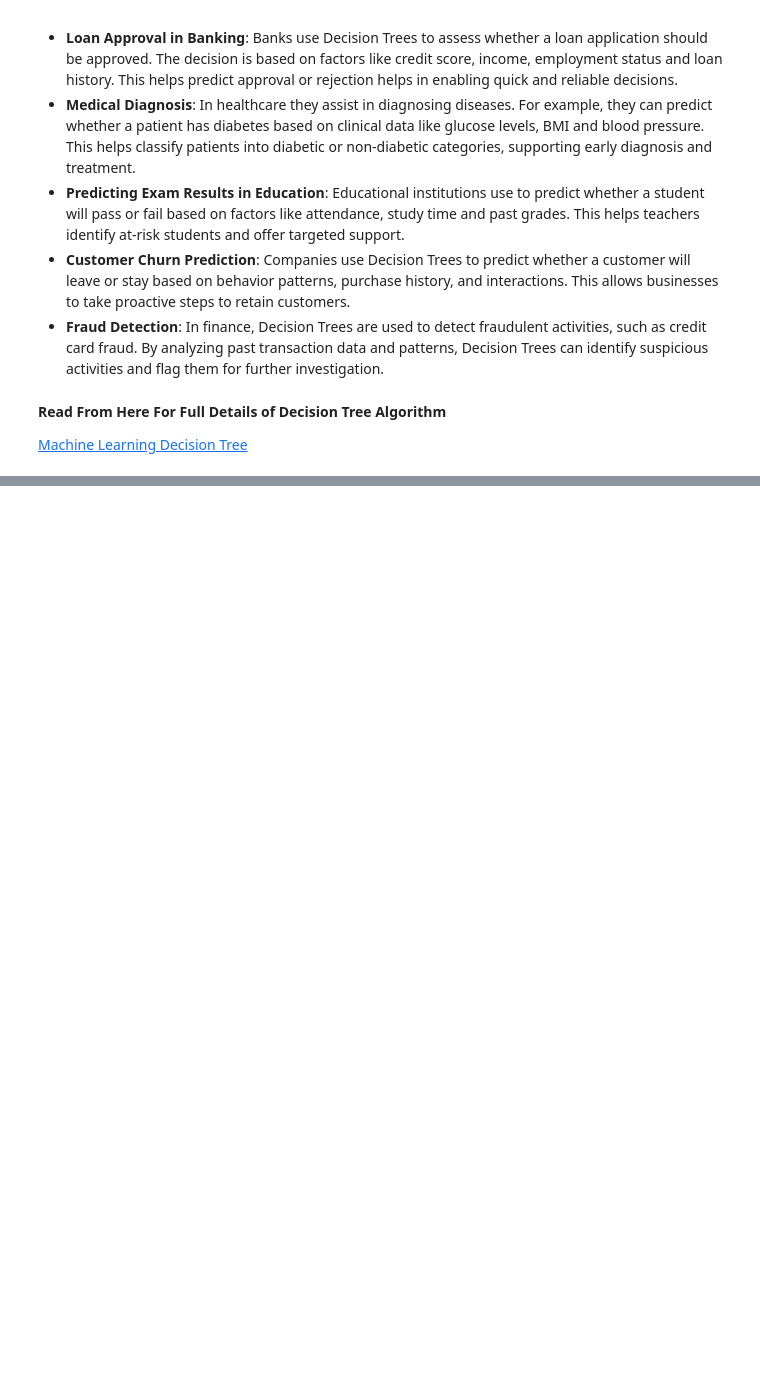
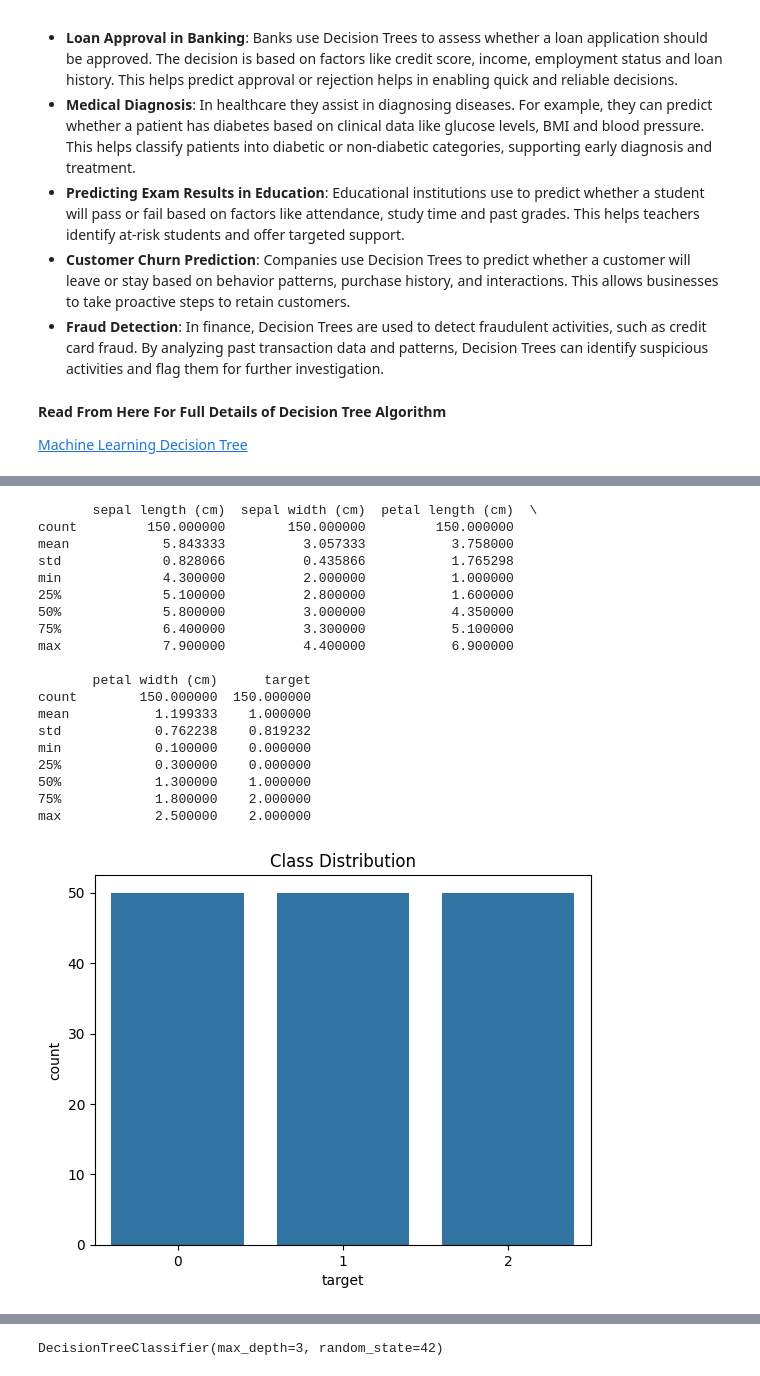
Before and after one commit to Shafiq786-creator/machine_learning-, a Jupyter notebook: ml_algorithms/day_3_lasso_decision.ipynb, the cells around one changed output, grey strips where cells are left out. Cells and saved outputs as stored; diff of their text form; code cells hidden in the pictures; blank space fills up the shorter version.

Commit message:
lasso and decision tree

```diff
--- a/ml_algorithms/day_3_lasso_decision.ipynb
+++ b/ml_algorithms/day_3_lasso_decision.ipynb
@@ -178,0 +189,10 @@ Decision Trees are used across various fields due to their simplicity, interpret
+# %%
+# Load Iris dataset
+iris = load_iris()
+
+df = pd.DataFrame(data=iris.data, columns=iris.feature_names)
+df['target'] = iris.target
+
+print("Dataset Shape:", df.shape)
+print("Classes:", iris.target_names)
+df.head()
@@ -178,0 +208,33 @@ Decision Trees are used across various fields due to their simplicity, interpret
+# %%
+# Summary
+print(df.describe())
+
+# Class distribution
+sns.countplot(x='target', data=df)
+plt.title("Class Distribution")
+plt.show()
+
+# Pairplot
+sns.pairplot(df, hue="target")
+plt.show()
+# %% [output]
+       sepal length (cm)  sepal width (cm)  petal length (cm)  \
+count         150.000000        150.000000         150.000000
+mean            5.843333          3.057333           3.758000
+std             0.828066          0.435866           1.765298
+min             4.300000          2.000000           1.000000
+25%             5.100000          2.800000           1.600000
+50%             5.800000          3.000000           4.350000
+75%             6.400000          3.300000           5.100000
+max             7.900000          4.400000           6.900000
+
+       petal width (cm)      target
+count        150.000000  150.000000
+mean           1.199333    1.000000
+std            0.762238    0.819232
+min            0.100000    0.000000
+25%            0.300000    0.000000
+50%            1.300000    1.000000
+75%            1.800000    2.000000
+max            2.500000    2.000000
+[figure, added]
@@ -178,0 +249,10 @@ Decision Trees are used across various fields due to their simplicity, interpret
+# %%
+dt = DecisionTreeClassifier(
+    criterion='gini',   # or "entropy"
+    max_depth=3,
+    random_state=42
+)
+
+dt.fit(X_train, y_train)
+# %% [output]
+DecisionTreeClassifier(max_depth=3, random_state=42)
```
Also changed, not shown: parts of 7 cells of this notebook.
